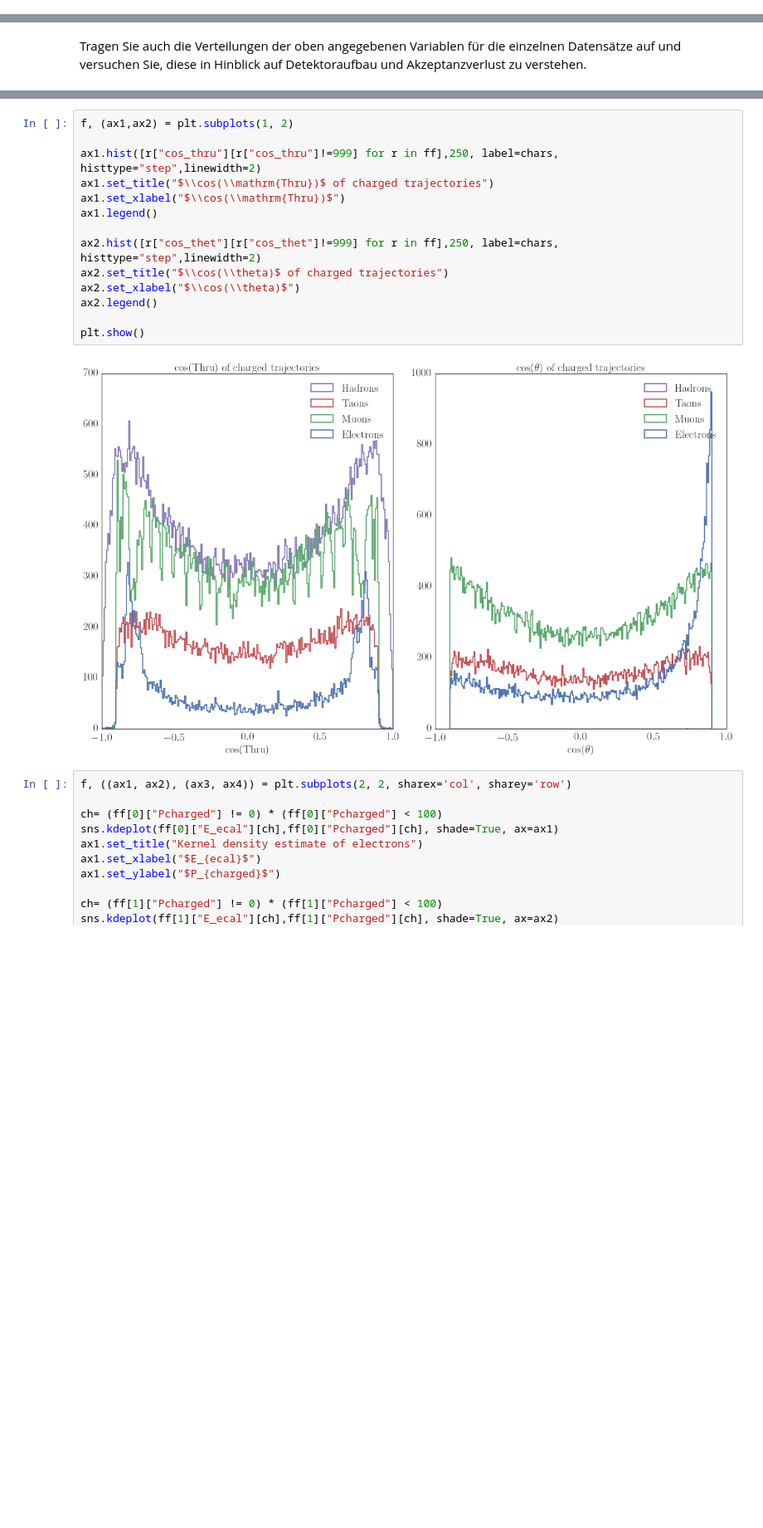
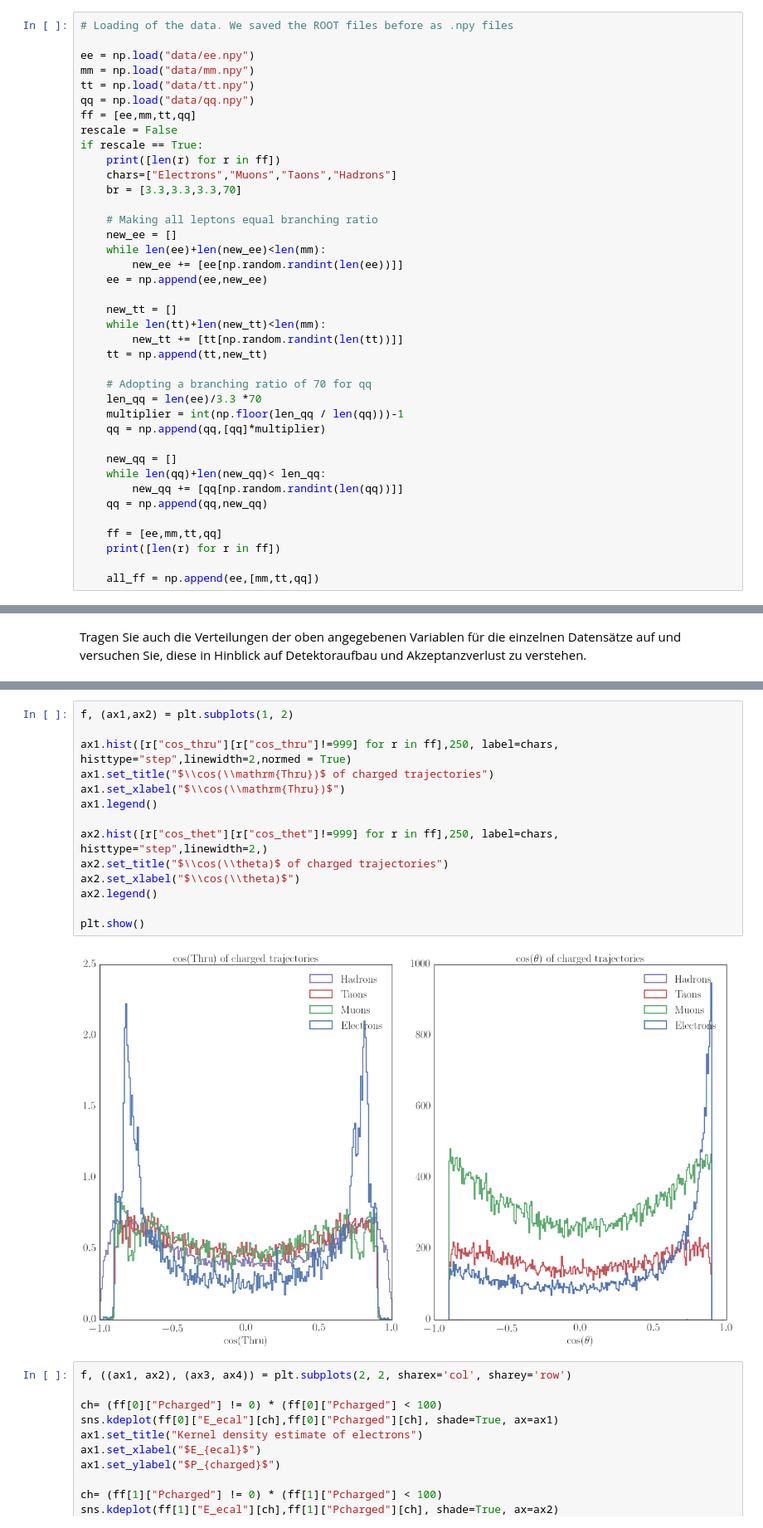
Before and after one commit to Bondzio/fp, a Jupyter notebook: Z0/analysis/Montecarlo_data.ipynb, the cells around one changed output, grey strips where cells are left out. Shown at 83% size. Saved outputs shown, nothing was run; the diff lists cells and outputs as text; blank space fills up the shorter version.

```diff
--- a/Z0/analysis/Montecarlo_data.ipynb
+++ b/Z0/analysis/Montecarlo_data.ipynb
@@ -33,3 +30,42 @@ chars=["Electrons","Muons","Taons","Hadrons"]
+# %%
+# Loading of the data. We saved the ROOT files before as .npy files
+
+ee = np.load("data/ee.npy")
+mm = np.load("data/mm.npy")
+tt = np.load("data/tt.npy")
+qq = np.load("data/qq.npy")
+ff = [ee,mm,tt,qq]
+rescale = False
+if rescale == True:
+    print([len(r) for r in ff])
+    chars=["Electrons","Muons","Taons","Hadrons"]
+    br = [3.3,3.3,3.3,70]
+
+    # Making all leptons equal branching ratio
+    new_ee = []
+    while len(ee)+len(new_ee)<len(mm):
+        new_ee += [ee[np.random.randint(len(ee))]]
+    ee = np.append(ee,new_ee)
+
+    new_tt = []
+    while len(tt)+len(new_tt)<len(mm):
+        new_tt += [tt[np.random.randint(len(tt))]]
+    tt = np.append(tt,new_tt)
+
+    # Adopting a branching ratio of 70 for qq
+    len_qq = len(ee)/3.3 *70
+    multiplier = int(np.floor(len_qq / len(qq)))-1
+    qq = np.append(qq,[qq]*multiplier)
+
+    new_qq = []
+    while len(qq)+len(new_qq)< len_qq:
+        new_qq += [qq[np.random.randint(len(qq))]]
+    qq = np.append(qq,new_qq)
+
+    ff = [ee,mm,tt,qq]
+    print([len(r) for r in ff])
+
+    all_ff = np.append(ee,[mm,tt,qq])
 # %% [markdown]
 ## 1. Cleaning up electron data
 # %%
@@ -112,19 +184,19 @@ plt.show()
 # %%
 f, (ax1,ax2) = plt.subplots(1, 2)
 
-ax1.hist([r["cos_thru"][r["cos_thru"]!=999] for r in ff],250, label=chars, histtype="step",linewidth=2)
+ax1.hist([r["cos_thru"][r["cos_thru"]!=999] for r in ff],250, label=chars, histtype="step",linewidth=2,normed = True)
 ax1.set_title("$\\cos(\\mathrm{Thru})$ of charged trajectories")
 ax1.set_xlabel("$\\cos(\\mathrm{Thru})$")
 ax1.legend()
 
-ax2.hist([r["cos_thet"][r["cos_thet"]!=999] for r in ff],250, label=chars, histtype="step",linewidth=2)
+ax2.hist([r["cos_thet"][r["cos_thet"]!=999] for r in ff],250, label=chars, histtype="step",linewidth=2,)
 ax2.set_title("$\\cos(\\theta)$ of charged trajectories")
 ax2.set_xlabel("$\\cos(\\theta)$")
 ax2.legend()
 
 plt.show()
 # %% [output]
-[figure, old version]
+[figure, new version]
 # %%
 f, ((ax1, ax2), (ax3, ax4)) = plt.subplots(2, 2, sharex='col', sharey='row')
 
```
Also changed, not shown: parts of 11 cells of this notebook, 8 other files.
